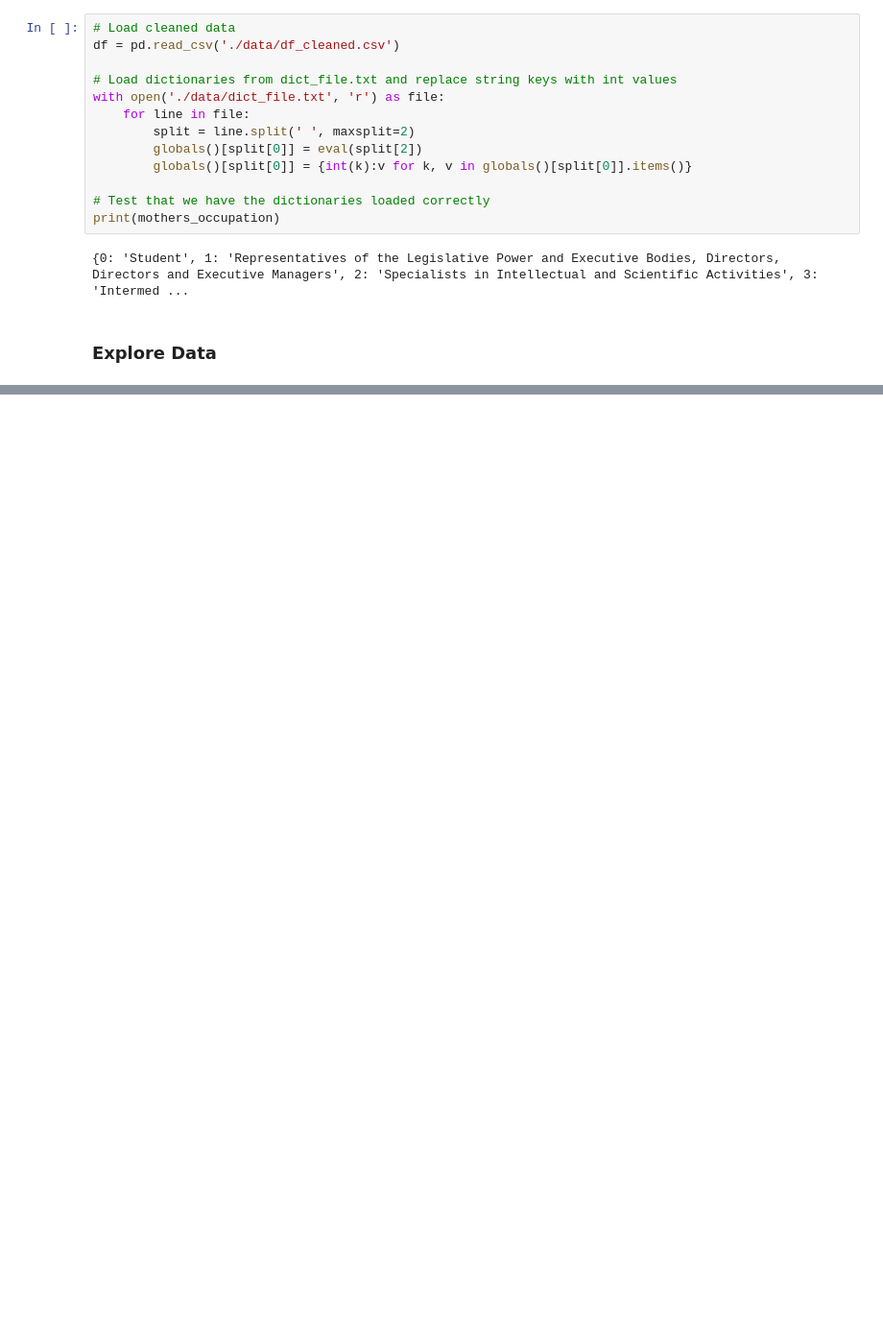
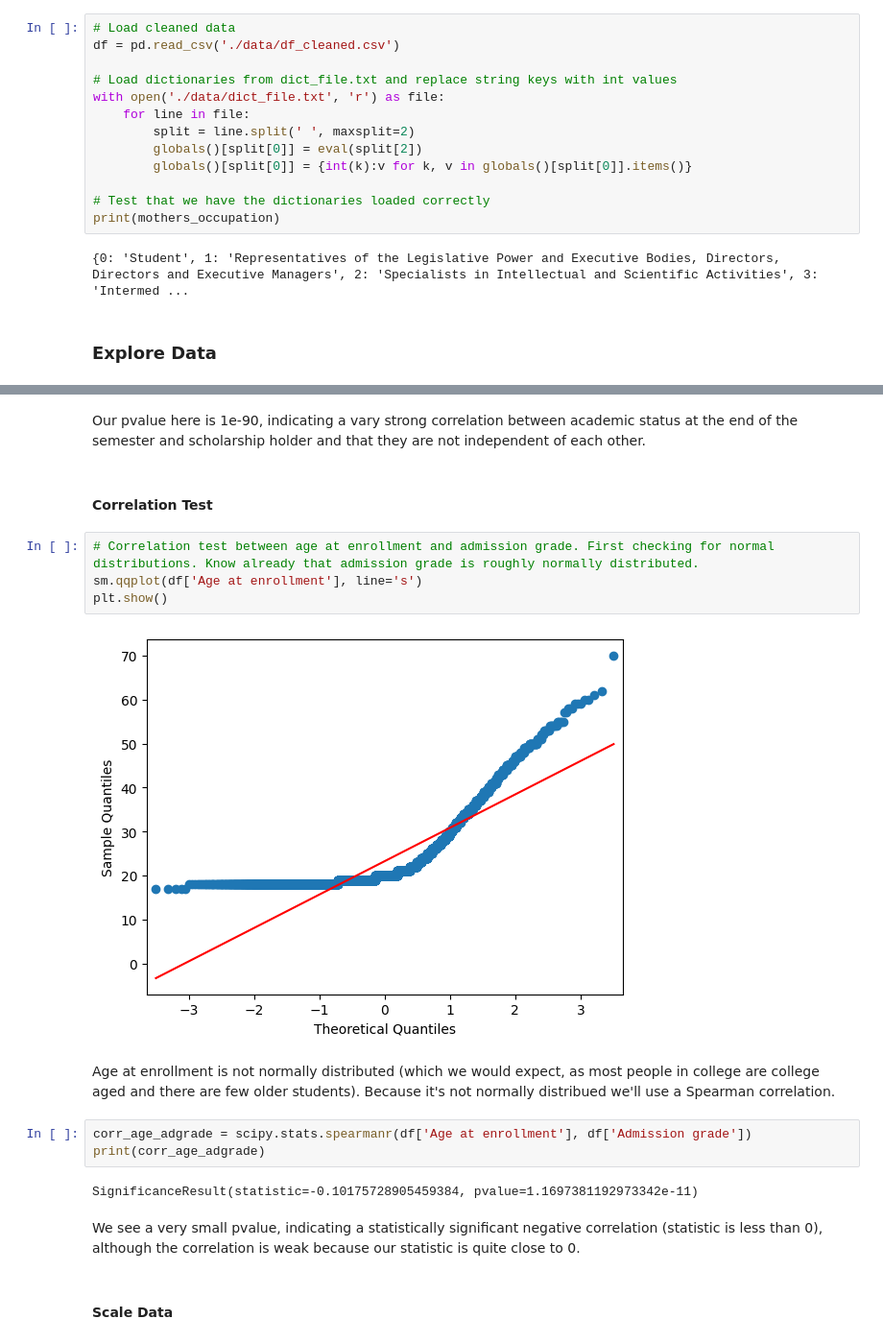
Before and after one commit to bktakacs/Student-Academic-Outcome-Prediction-Capstone, a Jupyter notebook: eda_c2.ipynb, the cells around one changed output, grey strips where cells are left out. Shown: that part at 96% size. Saved outputs shown, nothing was run; the diff lists cells and outputs as text; blank space fills up the shorter version.

```diff
--- a/eda_c2.ipynb
+++ b/eda_c2.ipynb
@@ -39,0 +144,21 @@ Most international students are:  Brazilian
+# %% [markdown]
+Our pvalue here is 1e-90, indicating a vary strong correlation between academic status at the end of the semester and scholarship holder and that they are not independent of each other.
+# %% [markdown]
+#### __Correlation Test__
+# %%
+# Correlation test between age at enrollment and admission grade. First checking for normal distributions. Know already that admission grade is roughly normally distributed.
+sm.qqplot(df['Age at enrollment'], line='s')
+plt.show()
+# %% [output]
+[figure, added]
+# %% [markdown]
+Age at enrollment is not normally distributed (which we would expect, as most people in college are college aged and there are few older students). Because it's not normally distribued we'll use a Spearman correlation.
+# %%
+corr_age_adgrade = scipy.stats.spearmanr(df['Age at enrollment'], df['Admission grade'])
+print(corr_age_adgrade)
+# %% [output]
+SignificanceResult(statistic=-0.10175728905459384, pvalue=1.1697381192973342e-11)
+# %% [markdown]
+We see a very small pvalue, indicating a statistically significant negative correlation (statistic is less than 0), although the correlation is weak because our statistic is quite close to 0.
+# %% [markdown]
+#### __Scale Data__
```
Also changed, not shown: parts of 41 cells of this notebook.
